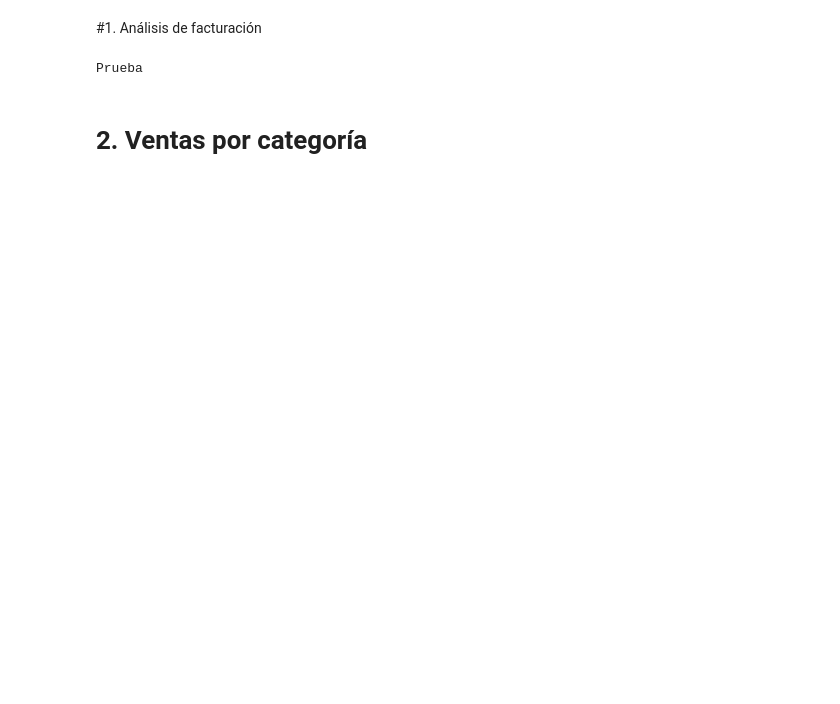
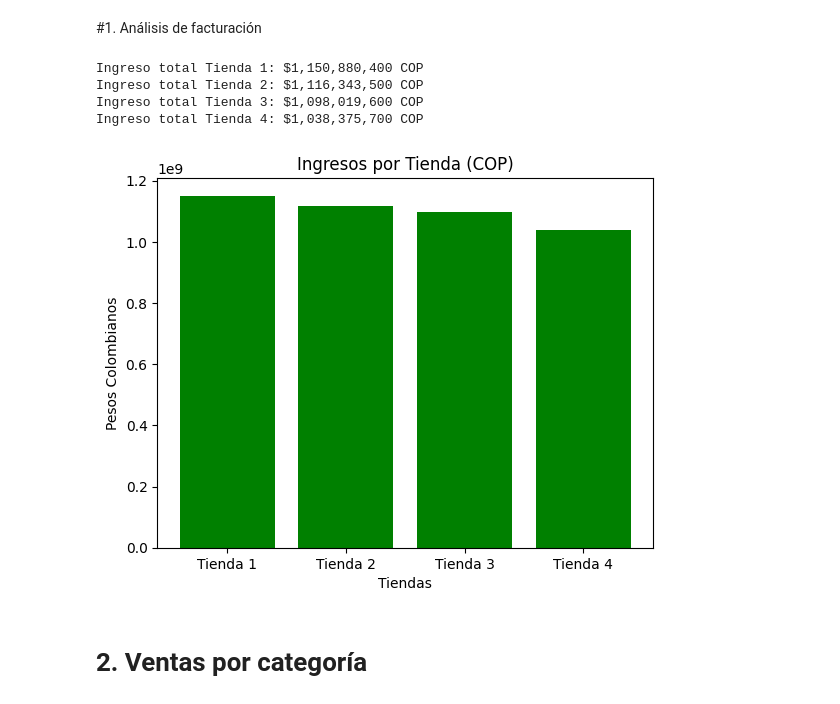
Before and after one commit to adicu7/StoreLatam, a Jupyter notebook: AluraStoreLatam.ipynb, the cells around one changed output. Saved outputs shown, nothing was run; the diff lists cells and outputs as text; code cells hidden in the pictures; blank space fills up the shorter version.

```diff
--- a/AluraStoreLatam.ipynb
+++ b/AluraStoreLatam.ipynb
@@ -23,9 +25,38 @@ tienda.head()
 | 4 | Silla de oficina | Muebles | 335200.0 | 20200.0 | 07/11/2020 | Maria Alfonso | Medellín | ... |
 # %% [markdown]
 #1. Análisis de facturación
-# %%
-print("Prueba")
-# %% [output]
-Prueba
+# %%
+ingreso_tienda1 = int(tienda['Precio'].sum())
+ingreso_tienda2 = int(tienda2['Precio'].sum())
+ingreso_tienda3 = int(tienda3['Precio'].sum())
+ingreso_tienda4 = int(tienda4['Precio'].sum())
+
+print(f"Ingreso total Tienda 1: ${ingreso_tienda1:,} COP")
+print(f"Ingreso total Tienda 2: ${ingreso_tienda2:,} COP")
+print(f"Ingreso total Tienda 3: ${ingreso_tienda3:,} COP")
+print(f"Ingreso total Tienda 4: ${ingreso_tienda4:,} COP")
+# %% [output]
+Ingreso total Tienda 1: $1,150,880,400 COP
+Ingreso total Tienda 2: $1,116,343,500 COP
+Ingreso total Tienda 3: $1,098,019,600 COP
+Ingreso total Tienda 4: $1,038,375,700 COP
+# %%
+ingresos = [
+    tienda['Precio'].sum(),
+    tienda2['Precio'].sum(),
+    tienda3['Precio'].sum(),
+    tienda4['Precio'].sum()
+]
+
+tiendas = ['Tienda 1', 'Tienda 2', 'Tienda 3', 'Tienda 4']
+
+plt.bar(tiendas, ingresos, color='green')
+plt.title('Ingresos por tienda (COP)')
+plt.ylabel('Pesos Colombianos')
+plt.xlabel('Tiendas')
+
+plt.show()
+# %% [output]
+[figure, added]
 # %% [markdown]
 # 2. Ventas por categoría
```
Also changed, not shown: parts of 2 cells of this notebook.
